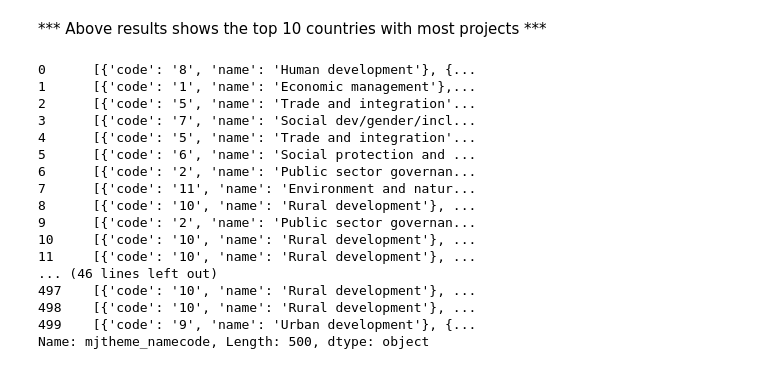
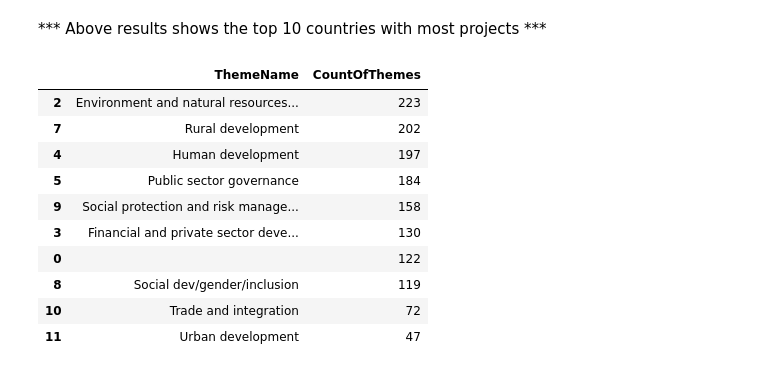
Before and after one commit to ravic1982/Springboard-Exercise, a Jupyter notebook: sliderule_dsi_json_exercise.ipynb, the cells around one changed output. Drawn from its saved outputs; the diff is of its cells as text; code cells hidden in the pictures.

```diff
--- a/sliderule_dsi_json_exercise.ipynb
+++ b/sliderule_dsi_json_exercise.ipynb
@@ -134,24 +129,3 @@ df.sort_values(by = 'CountOfProjects',ascending = False).head(10)
 | 0 | Africa | 11 |
 # %% [markdown]
 *** Above results shows the top 10 countries with most projects ***
-# %%
-data = json_df['mjtheme_namecode']
-data
-# %% [output]
-0      [{'code': '8', 'name': 'Human development'}, {...
-1      [{'code': '1', 'name': 'Economic management'},...
-2      [{'code': '5', 'name': 'Trade and integration'...
-3      [{'code': '7', 'name': 'Social dev/gender/incl...
-4      [{'code': '5', 'name': 'Trade and integration'...
-5      [{'code': '6', 'name': 'Social protection and ...
-6      [{'code': '2', 'name': 'Public sector governan...
-7      [{'code': '11', 'name': 'Environment and natur...
-8      [{'code': '10', 'name': 'Rural development'}, ...
-9      [{'code': '2', 'name': 'Public sector governan...
-10     [{'code': '10', 'name': 'Rural development'}, ...
-11     [{'code': '10', 'name': 'Rural development'}, ...
-... (46 lines left out)
-497    [{'code': '10', 'name': 'Rural development'}, ...
-498    [{'code': '10', 'name': 'Rural development'}, ...
-499    [{'code': '9', 'name': 'Urban development'}, {...
-Name: mjtheme_namecode, Length: 500, dtype: object
@@ -157,0 +136,16 @@ Name: mjtheme_namecode, Length: 500, dtype: object
+# %%
+df = df_themes.groupby('name').id.count().reset_index()
+df.columns = ['ThemeName','CountOfThemes']
+df.sort_values(by = 'CountOfThemes',ascending = False).head(10)
+# %% [output]
+|  | ThemeName | CountOfThemes |
+| 2 | Environment and natural resources... | 223 |
+| 7 | Rural development | 202 |
+| 4 | Human development | 197 |
+| 5 | Public sector governance | 184 |
+| 9 | Social protection and risk manage... | 158 |
+| 3 | Financial and private sector deve... | 130 |
+| 0 |  | 122 |
+| 8 | Social dev/gender/inclusion | 119 |
+| 10 | Trade and integration | 72 |
+| 11 | Urban development | 47 |
```
Also changed, not shown: parts of 8 cells of this notebook.
